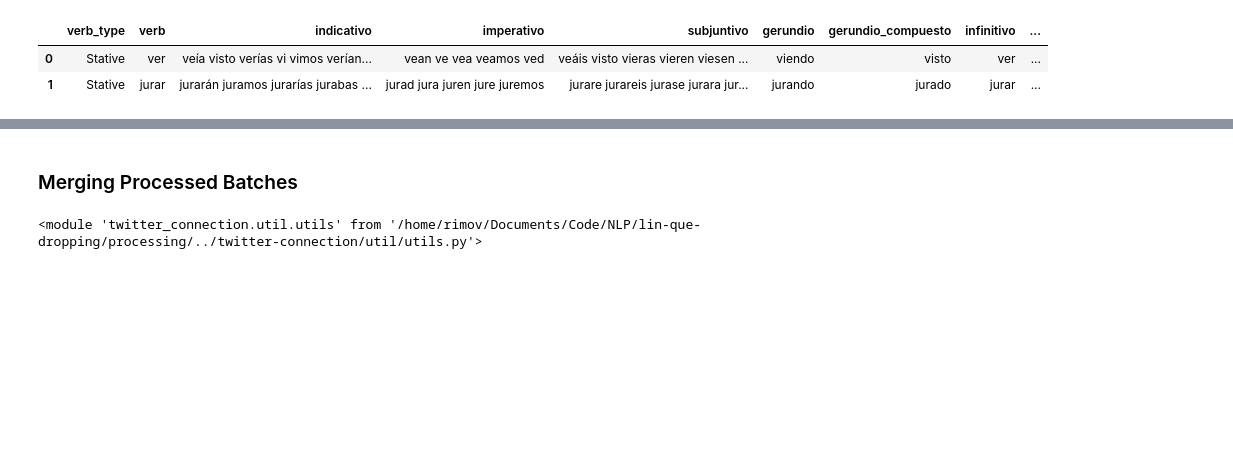
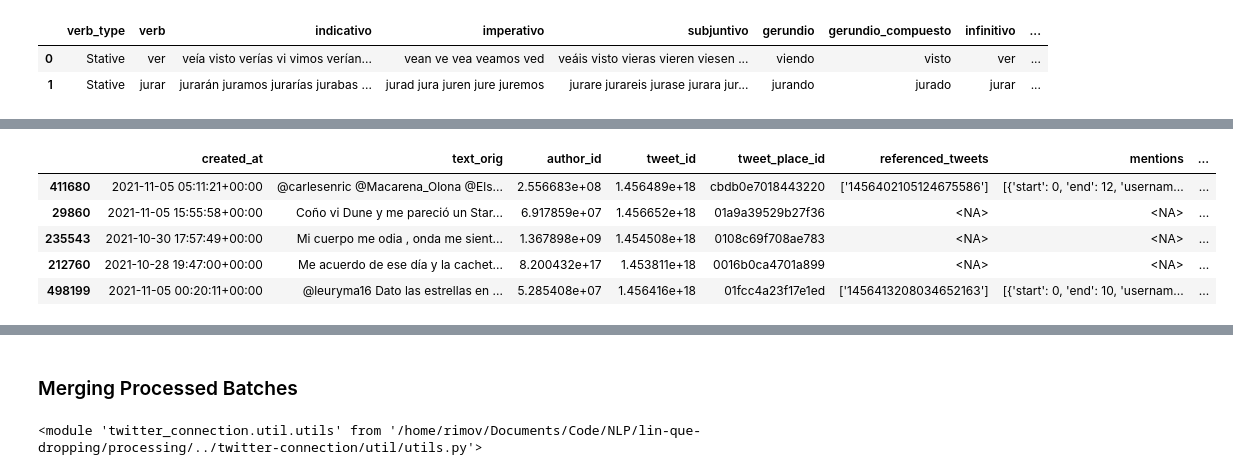
Before and after one commit to ruskirin/ling-twitter-analysis, a Jupyter notebook: src/analysis/processing/twitter-text-process.ipynb, the cells around one changed output, grey strips where cells are left out. Saved outputs shown, nothing was run; the diff lists cells and outputs as text; code cells hidden in the pictures; blank space fills up the shorter version.

```diff
--- a/src/analysis/processing/twitter-text-process.ipynb
+++ b/src/analysis/processing/twitter-text-process.ipynb
@@ -189,0 +292,10 @@ spacy_processed.clear()
+# %%
+sample = tweets.sample(1000, random_state=1)
+sample.head()
+# %% [output]
+|  | created_at | text_orig | author_id | tweet_id | tweet_place_id | referenced_tweets | mentions | ... |
+| 411680 | 2021-11-05 05:11:21+00:00 | @carlesenric @Macarena_Olona @Els... | 2.556683e+08 | 1.456489e+18 | cbdb0e7018443220 | ['1456402105124675586'] | [{'start': 0, 'end': 12, 'usernam... | ... |
+| 29860 | 2021-11-05 15:55:58+00:00 | Coño vi Dune y me pareció un Star... | 6.917859e+07 | 1.456652e+18 | 01a9a39529b27f36 | <NA> | <NA> | ... |
+| 235543 | 2021-10-30 17:57:49+00:00 | Mi cuerpo me odia , onda me sient... | 1.367898e+09 | 1.454508e+18 | 0108c69f708ae783 | <NA> | <NA> | ... |
+| 212760 | 2021-10-28 19:47:00+00:00 | Me acuerdo de ese día y la cachet... | 8.200432e+17 | 1.453811e+18 | 0016b0ca4701a899 | <NA> | <NA> | ... |
+| 498199 | 2021-11-05 00:20:11+00:00 | @leuryma16 Dato las estrellas en ... | 5.285408e+07 | 1.456416e+18 | 01fcc4a23f17e1ed | ['1456413208034652163'] | [{'start': 0, 'end': 10, 'usernam... | ... |
```
Also changed, not shown: parts of 91 cells of this notebook, 8 other files.
